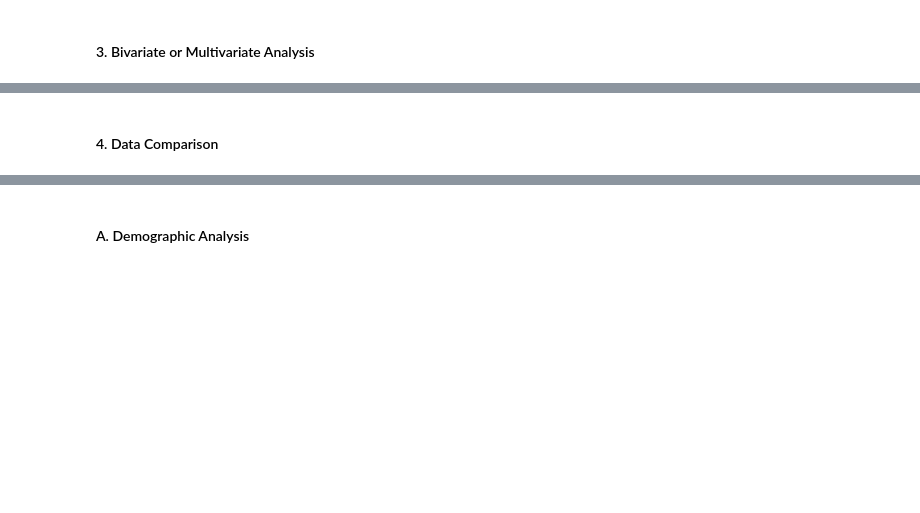
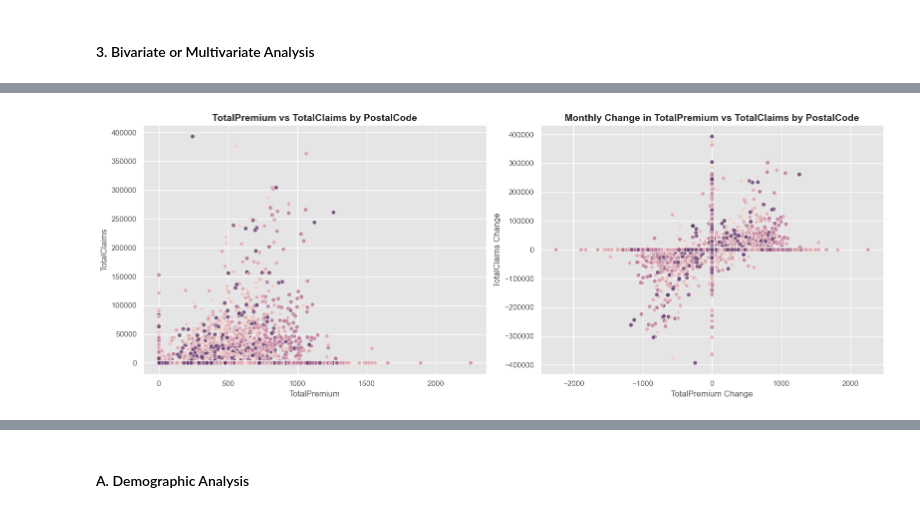
Before and after one commit to Abenezer-Baheru/Car-Insurance-Analytics-and-Modeling, a Jupyter notebook: notebooks/EDA.ipynb, the cells around one changed output, grey strips where cells are left out. Cells and saved outputs as stored; diff of their text form; code cells hidden in the pictures; blank space fills up the shorter version.

```diff
--- a/notebooks/EDA.ipynb
+++ b/notebooks/EDA.ipynb
@@ -93,2 +129,29 @@ plt.show()
-# %% [markdown]
-#### 4. Data Comparison
+# %%
+# Calculate monthly changes for TotalPremium and TotalClaims
+data['TotalPremiumChange'] = data.groupby('PostalCode')['TotalPremium'].diff()
+data['TotalClaimsChange'] = data.groupby('PostalCode')['TotalClaims'].diff()
+
+# Create subplots for side-by-side plots
+plt.figure(figsize=(16, 6))  # Adjust overall figure size
+
+# Plot 1: TotalPremium vs TotalClaims by PostalCode
+plt.subplot(1, 2, 1)
+sns.scatterplot(x='TotalPremium', y='TotalClaims', hue='PostalCode', data=data, alpha=0.8)
+plt.title('TotalPremium vs TotalClaims by PostalCode', fontsize=14, fontweight='bold')
+plt.xlabel('TotalPremium', fontsize=12)
+plt.ylabel('TotalClaims', fontsize=12)
+plt.legend([], [], frameon=False)  # Hides the legend for cleaner visualization
+
+# Plot 2: Monthly Change in TotalPremium vs TotalClaims by PostalCode
+plt.subplot(1, 2, 2)
+sns.scatterplot(x='TotalPremiumChange', y='TotalClaimsChange', hue='PostalCode', data=data, alpha=0.8)
+plt.title('Monthly Change in TotalPremium vs TotalClaims by PostalCode', fontsize=14, fontweight='bold')
+plt.xlabel('TotalPremium Change', fontsize=12)
+plt.ylabel('TotalClaims Change', fontsize=12)
+plt.legend([], [], frameon=False)  # Hides the legend for cleaner visualization
+
+# Adjust spacing between plots
+plt.tight_layout()
+plt.show()
+# %% [output]
+[figure, added]
```
Also changed, not shown: parts of 28 cells of this notebook.
